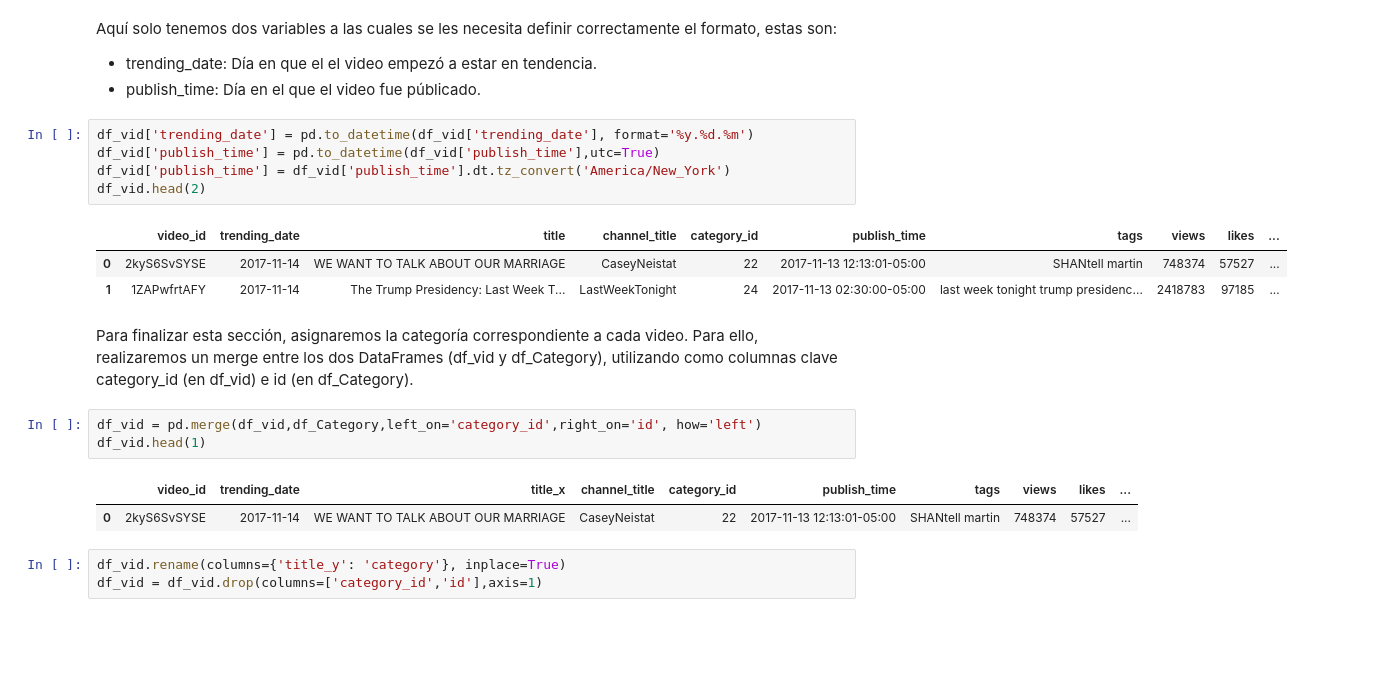
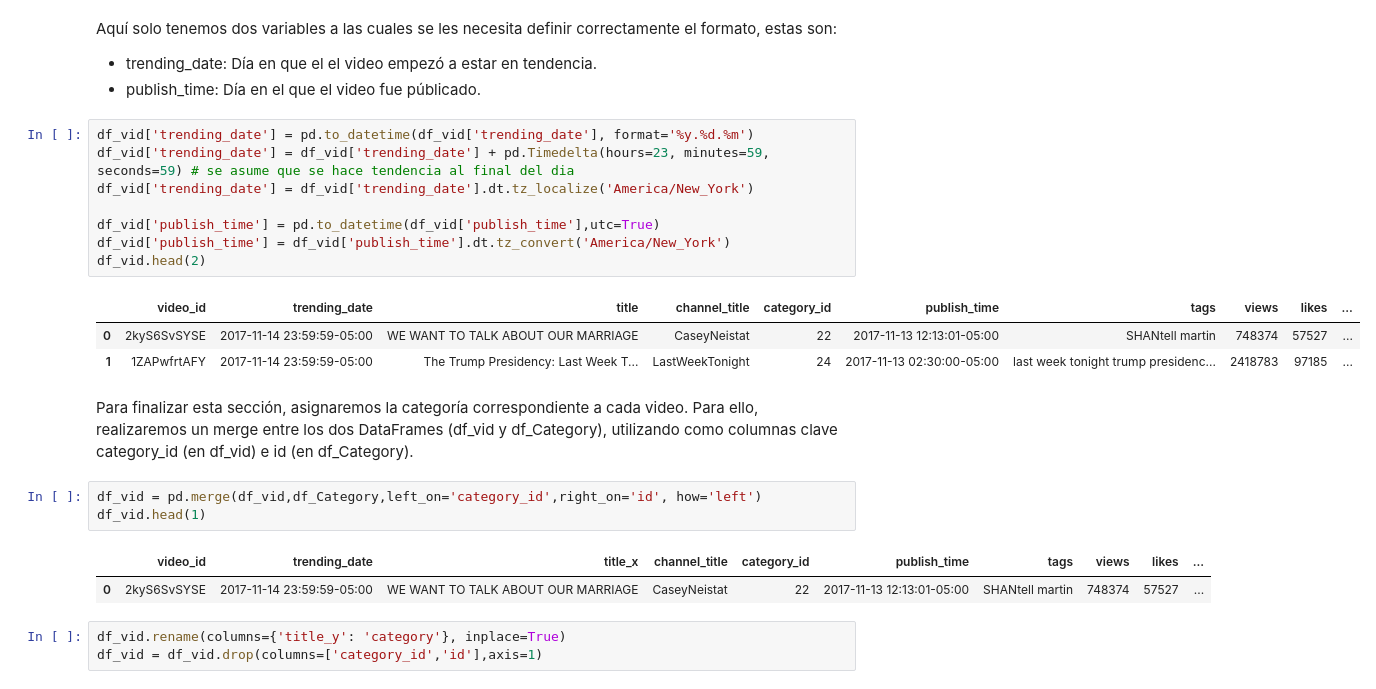
Before and after one commit to luiscxz/YouTube, a Jupyter notebook: Prueba práctica.ipynb, the cells around one changed output. Drawn from its saved outputs; the diff is of its cells as text; blank space fills up the shorter version.

```diff
--- a/Prueba práctica.ipynb
+++ b/Prueba práctica.ipynb
@@ -106,13 +110,16 @@ Aquí solo tenemos dos variables a las cuales se les necesita definir correctame
 - publish_time: Día en el que el video fue públicado.
 # %%
 df_vid['trending_date'] = pd.to_datetime(df_vid['trending_date'], format='%y.%d.%m')
+df_vid['trending_date'] = df_vid['trending_date'] + pd.Timedelta(hours=23, minutes=59, seconds=59) # se asume que se hace tendencia al final del dia
+df_vid['trending_date'] = df_vid['trending_date'].dt.tz_localize('America/New_York')
+
 df_vid['publish_time'] = pd.to_datetime(df_vid['publish_time'],utc=True)
 df_vid['publish_time'] = df_vid['publish_time'].dt.tz_convert('America/New_York')
 df_vid.head(2)
 # %% [output]
 |  | video_id | trending_date | title | channel_title | category_id | publish_time | tags | views | likes | ... |
-| 0 | 2kyS6SvSYSE | 2017-11-14 | WE WANT TO TALK ABOUT OUR MARRIAGE | CaseyNeistat | 22 | 2017-11-13 12:13:01-05:00 | SHANtell martin | 748374 | 57527 | ... |
-| 1 | 1ZAPwfrtAFY | 2017-11-14 | The Trump Presidency: Last Week T... | LastWeekTonight | 24 | 2017-11-13 02:30:00-05:00 | last week tonight trump presidenc... | 2418783 | 97185 | ... |
+| 0 | 2kyS6SvSYSE | 2017-11-14 23:59:59-05:00 | WE WANT TO TALK ABOUT OUR MARRIAGE | CaseyNeistat | 22 | 2017-11-13 12:13:01-05:00 | SHANtell martin | 748374 | 57527 | ... |
+| 1 | 1ZAPwfrtAFY | 2017-11-14 23:59:59-05:00 | The Trump Presidency: Last Week T... | LastWeekTonight | 24 | 2017-11-13 02:30:00-05:00 | last week tonight trump presidenc... | 2418783 | 97185 | ... |
 # %% [markdown]
 Para finalizar esta sección, asignaremos la categoría correspondiente a cada video. Para ello, realizaremos un merge entre los dos DataFrames (df_vid y df_Category), utilizando como columnas clave category_id (en df_vid) e id (en df_Category).
 # %%
@@ -120,7 +127,7 @@ df_vid = pd.merge(df_vid,df_Category,left_on='category_id',right_on='id', how='l
 df_vid.head(1)
 # %% [output]
 |  | video_id | trending_date | title_x | channel_title | category_id | publish_time | tags | views | likes | ... |
-| 0 | 2kyS6SvSYSE | 2017-11-14 | WE WANT TO TALK ABOUT OUR MARRIAGE | CaseyNeistat | 22 | 2017-11-13 12:13:01-05:00 | SHANtell martin | 748374 | 57527 | ... |
+| 0 | 2kyS6SvSYSE | 2017-11-14 23:59:59-05:00 | WE WANT TO TALK ABOUT OUR MARRIAGE | CaseyNeistat | 22 | 2017-11-13 12:13:01-05:00 | SHANtell martin | 748374 | 57527 | ... |
 # %%
 df_vid.rename(columns={'title_y': 'category'}, inplace=True)
 df_vid = df_vid.drop(columns=['category_id','id'],axis=1)
```
Also changed, not shown: parts of 46 cells of this notebook.
